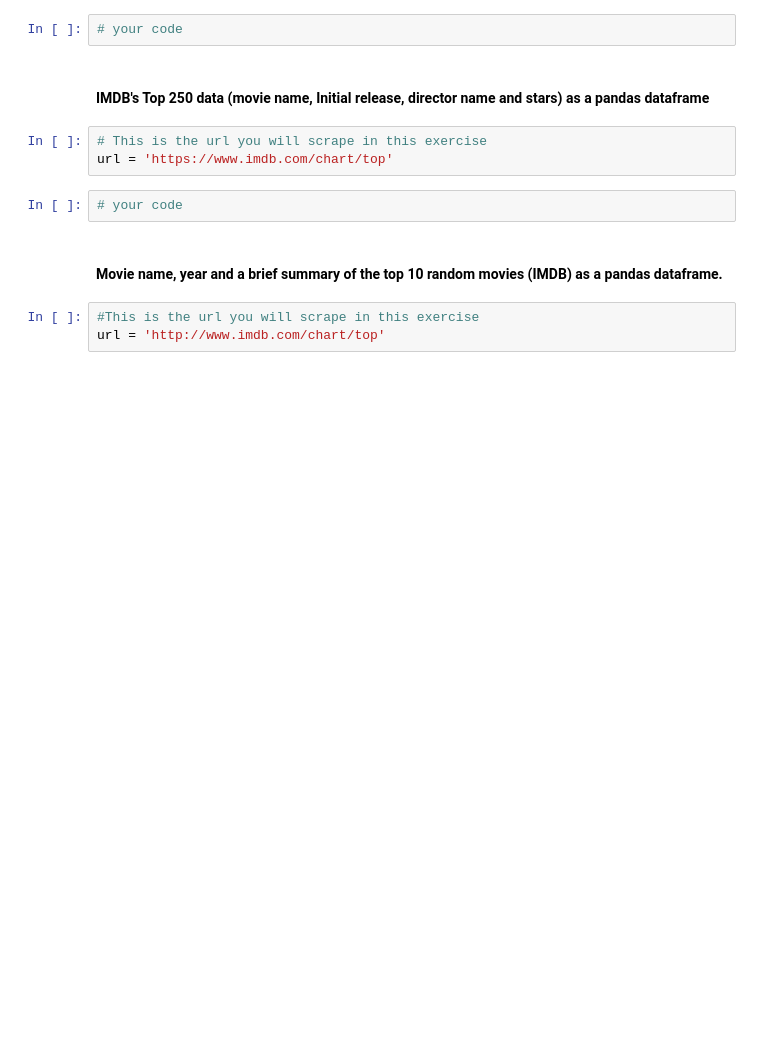
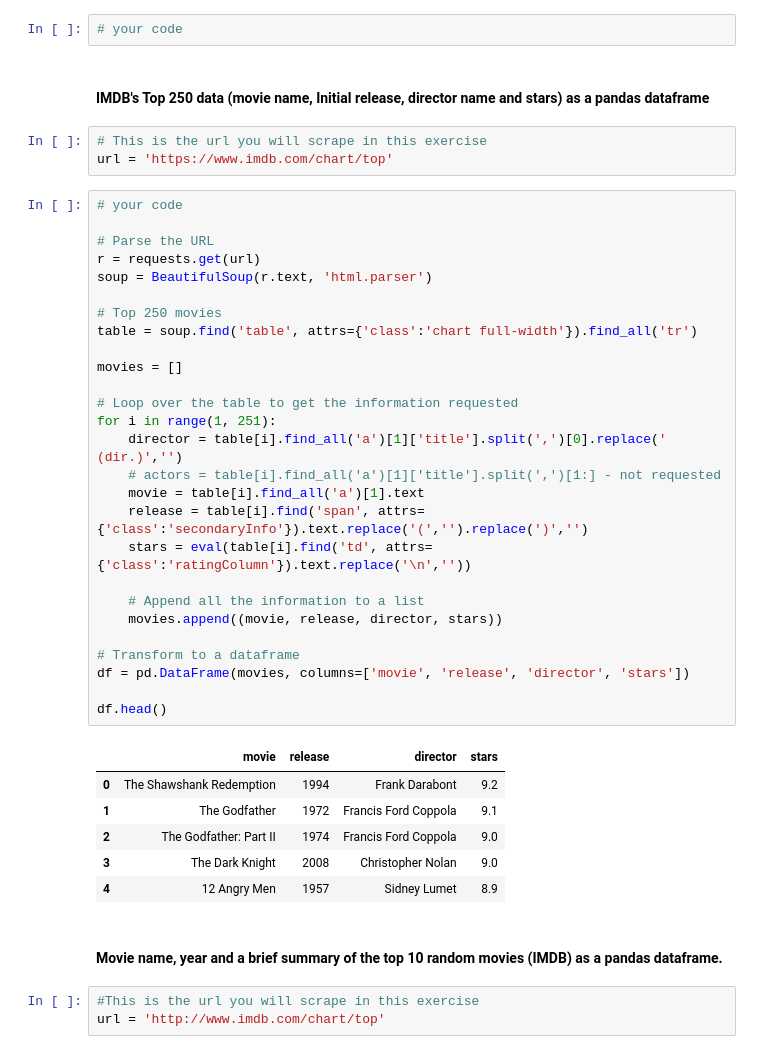
Before and after one commit to ironhack-bcn-data-pt/18-lab-web-scraping, a Jupyter notebook: your-code/main.ipynb, the cells around one changed output. Saved outputs shown, nothing was run; the diff lists cells and outputs as text; blank space fills up the shorter version.

```diff
--- a/your-code/main.ipynb
+++ b/your-code/main.ipynb
@@ -413,8 +413,40 @@ url = 'https://twitter.com/'
 # %%
 # This is the url you will scrape in this exercise
 url = 'https://www.imdb.com/chart/top'
-# %%
-# your code
+# %%
+# your code
+
+# Parse the URL
+r = requests.get(url)
+soup = BeautifulSoup(r.text, 'html.parser')
+
+# Top 250 movies
+table = soup.find('table', attrs={'class':'chart full-width'}).find_all('tr')
+
+movies = []
+
+# Loop over the table to get the information requested
+for i in range(1, 251):
+    director = table[i].find_all('a')[1]['title'].split(',')[0].replace(' (dir.)','')
+    # actors = table[i].find_all('a')[1]['title'].split(',')[1:] - not requested
+    movie = table[i].find_all('a')[1].text
+    release = table[i].find('span', attrs={'class':'secondaryInfo'}).text.replace('(','').replace(')','')
+    stars = eval(table[i].find('td', attrs={'class':'ratingColumn'}).text.replace('\n',''))
+
+    # Append all the information to a list
+    movies.append((movie, release, director, stars))
+
+# Transform to a dataframe
+df = pd.DataFrame(movies, columns=['movie', 'release', 'director', 'stars'])
+
+df.head()
+# %% [output]
+|  | movie | release | director | stars |
+| 0 | The Shawshank Redemption | 1994 | Frank Darabont | 9.2 |
+| 1 | The Godfather | 1972 | Francis Ford Coppola | 9.1 |
+| 2 | The Godfather: Part II | 1974 | Francis Ford Coppola | 9.0 |
+| 3 | The Dark Knight | 2008 | Christopher Nolan | 9.0 |
+| 4 | 12 Angry Men | 1957 | Sidney Lumet | 8.9 |
 # %% [markdown]
 #### Movie name, year and a brief summary of the top 10 random movies (IMDB) as a pandas dataframe.
 # %%
```
Also changed, not shown: parts of 7 cells of this notebook.
